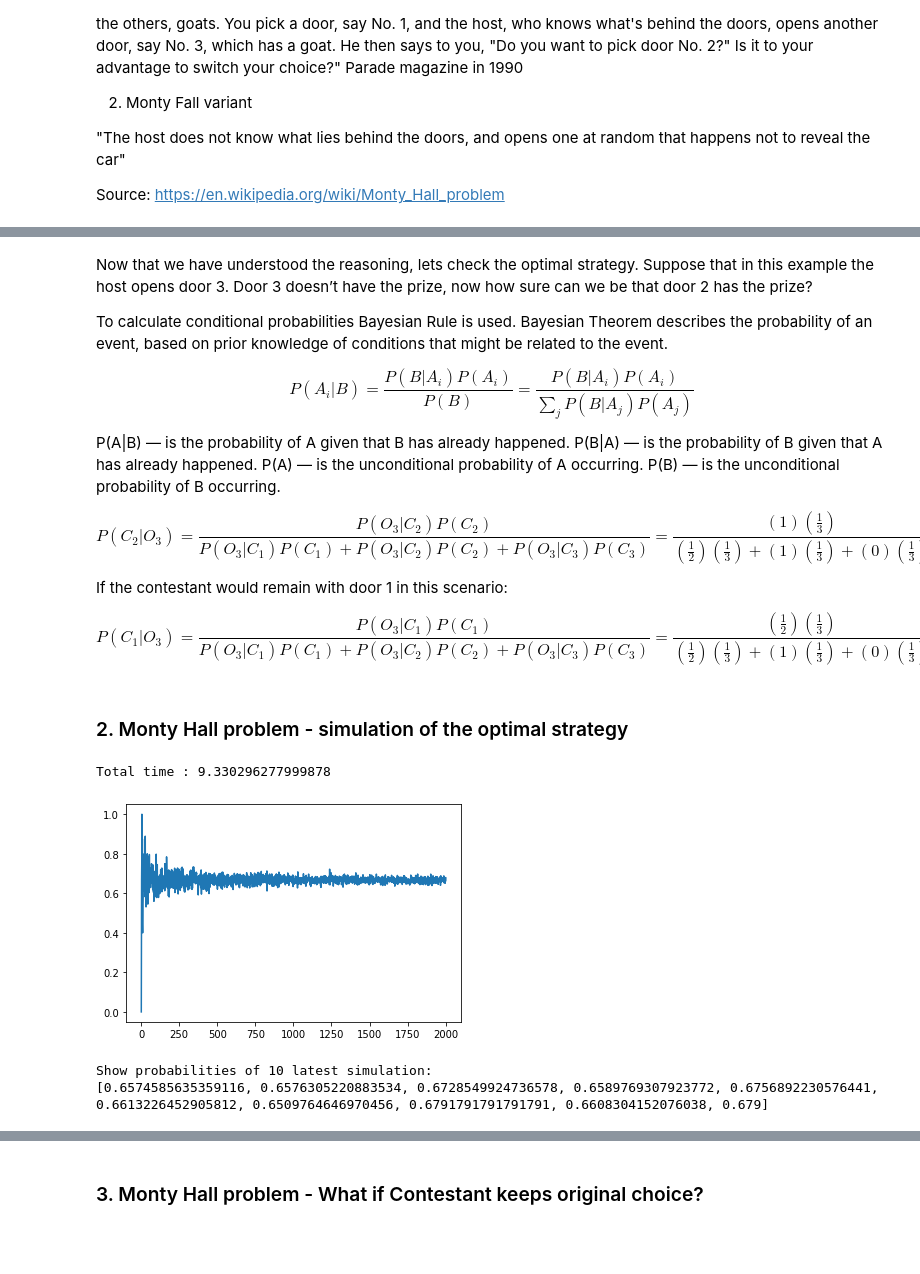
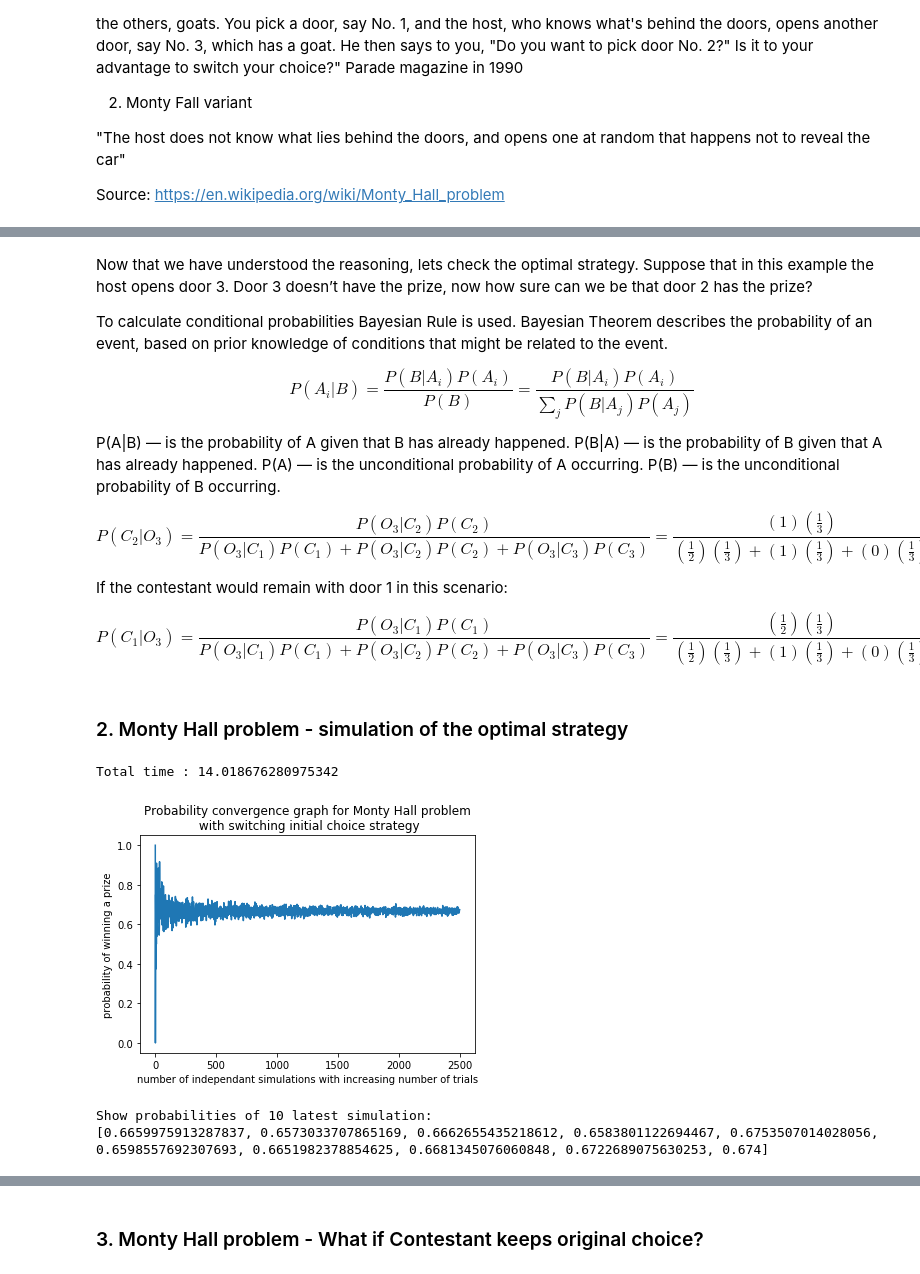
Before and after one commit to kakacper1/monty-hall-vs-monty-fall, a Jupyter notebook: Monty Hall vs Monty Fall problem.ipynb, the cells around one changed output, grey strips where cells are left out. Saved outputs shown, nothing was run; the diff lists cells and outputs as text; code cells hidden in the pictures; blank space fills up the shorter version.

Commit message:
Change in description, added labels to charts

```diff
--- a/Monty Hall vs Monty Fall problem.ipynb
+++ b/Monty Hall vs Monty Fall problem.ipynb
@@ -36,7 +36,7 @@ Now that we have understood the reasoning, lets check the optimal strategy. Supp
 
 To calculate conditional probabilities Bayesian Rule is used. Bayesian Theorem describes the probability of an event, based on prior knowledge of conditions that might be related to the event.
 
-$$ P(A_{i}|B) = \frac{P(B|A_{i})P(A_{i})}{P(B) }  = \frac{P(B|A_{i})P(A_{i})}{\sum \limits _{j} P(B|A_{j})P(A_{j}) } $$
+$$ P(A_{i}|B) = \frac{P(B|A_{i})P(A_{i})}{P(B)} = \frac{P(B|A_{i})P(A_{i})}{\sum \limits_{j}^{} P(B|A_{j})P(A_{j})} $$
 
 P(A|B) — is the probability of A given that B has already happened.
 P(B|A) — is the probability of B given that A has already happened.
@@ -59,7 +59,7 @@ from time import time
 import random
 import pandas as pd
 
-def run_simulations(max_simulation_number=2000, variant='Monty Hall', change=True, keep_log=False ):
+def run_simulations(max_simulation_number=2000, variant='Monty Hall', change=True, keep_log=False, fname='simulation.png' ):
     """Function runs number of simulation for different variants of Monty Hall problem to evaluate what is the optimal strategy
         for the Contenstant. It runs 'simulation_number' of simulation where for each of them different number of simulated games
         is conducted. Thanks to that we can see how probability value for specific variant and strategy converge to a specific value.
@@ -164,9 +164,23 @@ def run_simulations(max_simulation_number=2000, variant='Monty Hall', change=Tru
     end_time = time()
     print ("Total time :", end_time - start_time )
 
+    # plotting a figure
+    plt.figure()
+
+    #Set a title
+    if change:
+        strategy = 'switching'
+    else:
+        strategy = 'keeping'
+
+    label = 'Probability convergence graph for {} problem\n with {} initial choice strategy'.format(variant,strategy)
+    plt.title(label)
+    plt.xlabel('number of independant simulations with increasing number of trials')
+    plt.ylabel('probability of winning a prize')
     # Display results of symulation
     plt.plot(simulation_ids,winning_probability_means)
     plt.show()
+    #plt.savefig(fname, dpi=400)
 
     print('Show probabilities of 10 latest simulation:')
     print(winning_probability_means[-10:])
@@ -178,12 +192,12 @@ def run_simulations(max_simulation_number=2000, variant='Monty Hall', change=Tru
 # %% [markdown]
 ### 2. Monty Hall problem - simulation of the optimal strategy
 # %%
-probabilities, simulation_log = run_simulations(max_simulation_number=2000, variant='Monty Hall', change=True, keep_log=True )
+probabilities, simulation_log = run_simulations(max_simulation_number=2500, variant='Monty Hall', change=True, keep_log=True )
 # %% [output]
-Total time : 9.330296277999878
+Total time : 14.018676280975342
-[figure, old version]
+[figure, new version]
 Show probabilities of 10 latest simulation:
-[0.6574585635359116, 0.6576305220883534, 0.6728549924736578, 0.6589769307923772, 0.6756892230576441, 0.6613226452905812, 0.6509764646970456, 0.6791791791791791, 0.6608304152076038, 0.679]
+[0.6659975913287837, 0.6573033707865169, 0.6662655435218612, 0.6583801122694467, 0.6753507014028056, 0.6598557692307693, 0.6651982378854625, 0.6681345076060848, 0.6722689075630253, 0.674]
 # %%
 print('Snipped from simulation log:')
 simulation_log[:10]
```
Also changed, not shown: parts of 9 cells of this notebook.
